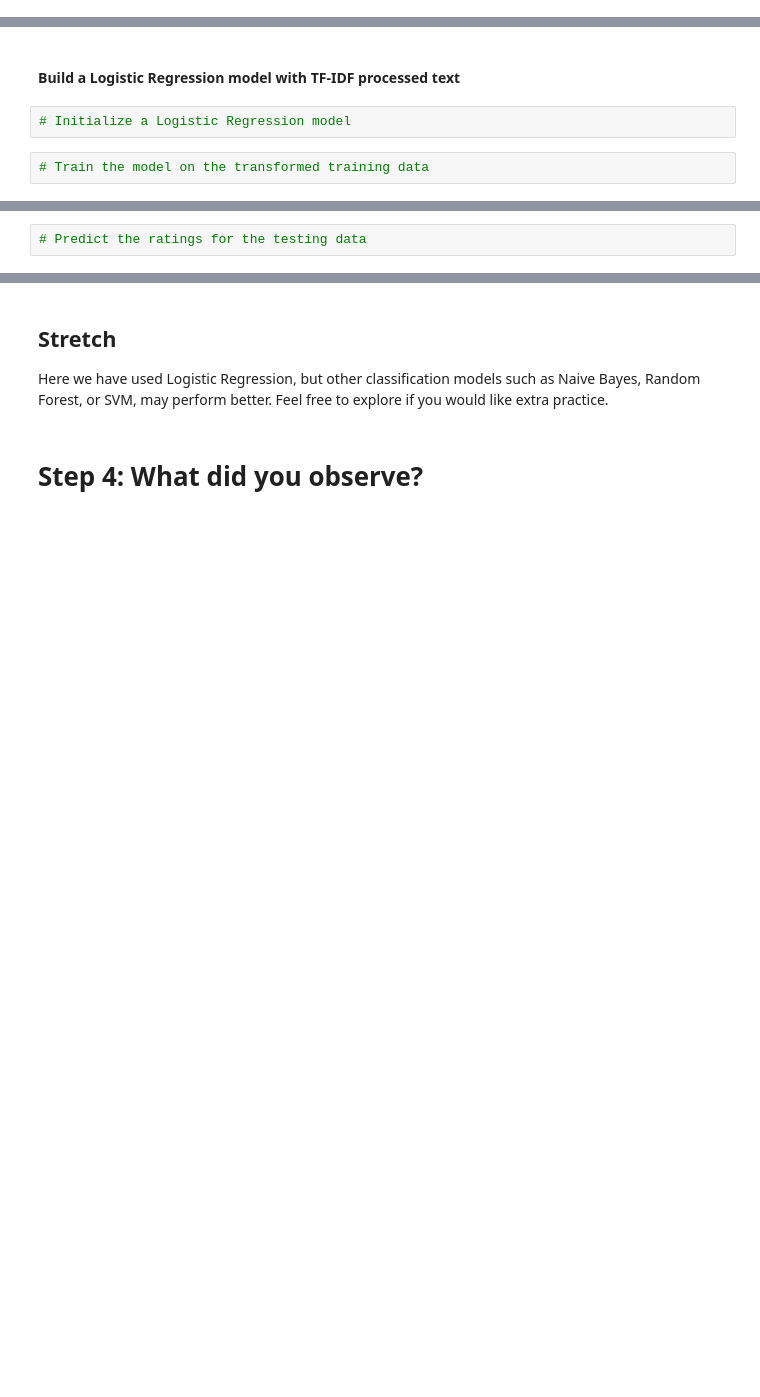
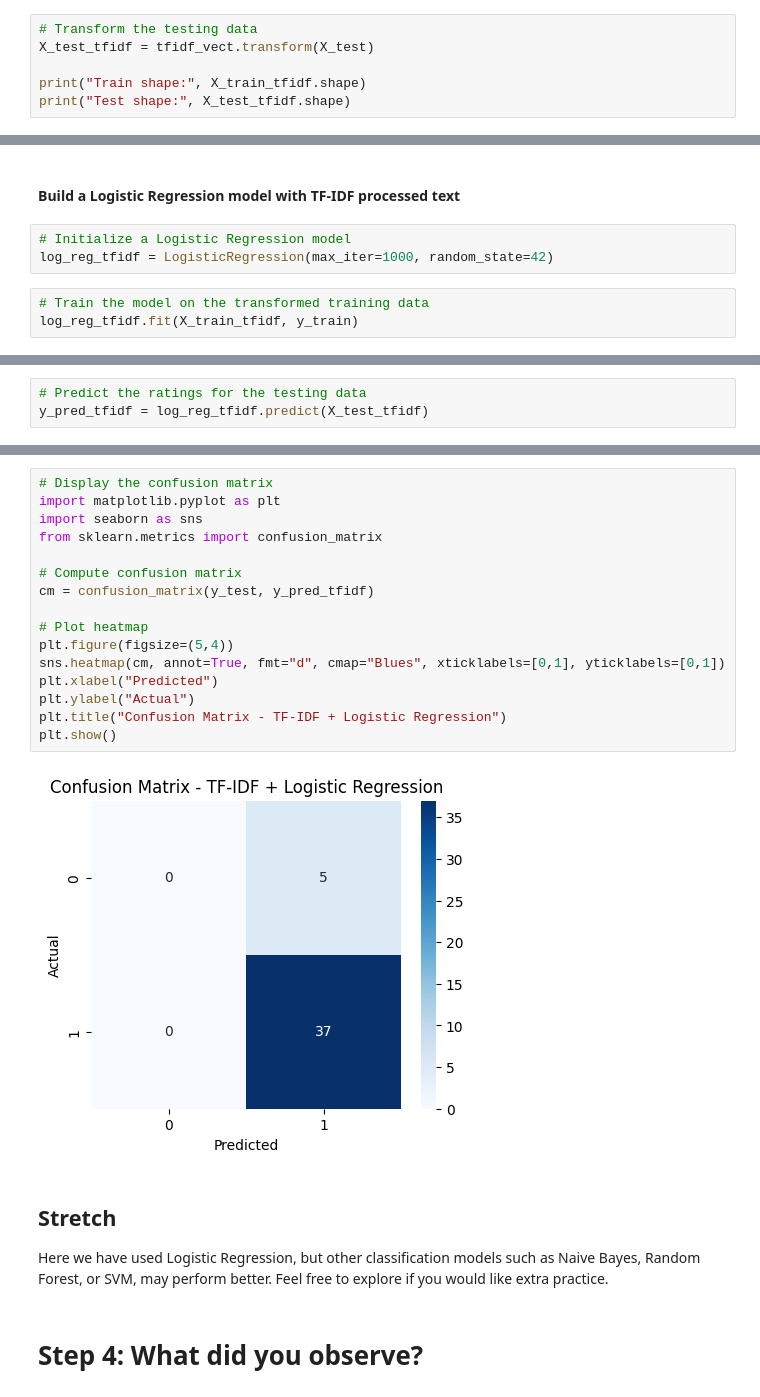
Before and after one commit to BLKSAge/Nlp-Class-Sentiment-Analysis, a Jupyter notebook: lab-nlp-classifier.ipynb, the cells around one changed output, grey strips where cells are left out. Drawn from its saved outputs; the diff is of its cells as text; blank space fills up the shorter version.

```diff
--- a/lab-nlp-classifier.ipynb
+++ b/lab-nlp-classifier.ipynb
@@ -89,0 +193,6 @@ model = LogisticRegression()
+# %%
+# Transform the testing data
+X_test_tfidf = tfidf_vect.transform(X_test)
+
+print("Train shape:", X_train_tfidf.shape)
+print("Test shape:", X_test_tfidf.shape)
@@ -91,5 +203,7 @@ model = LogisticRegression()
 #### Build a Logistic Regression model with TF-IDF processed text
 # %%
 # Initialize a Logistic Regression model
+log_reg_tfidf = LogisticRegression(max_iter=1000, random_state=42)
 # %%
 # Train the model on the transformed training data
+log_reg_tfidf.fit(X_train_tfidf, y_train)
@@ -96,2 +212,3 @@ model = LogisticRegression()
 # %%
 # Predict the ratings for the testing data
+y_pred_tfidf = log_reg_tfidf.predict(X_test_tfidf)
@@ -102,3 +237,21 @@ model = LogisticRegression()
+# %%
+# Display the confusion matrix
+import matplotlib.pyplot as plt
+import seaborn as sns
+from sklearn.metrics import confusion_matrix
+
+# Compute confusion matrix
+cm = confusion_matrix(y_test, y_pred_tfidf)
+
+# Plot heatmap
+plt.figure(figsize=(5,4))
+sns.heatmap(cm, annot=True, fmt="d", cmap="Blues", xticklabels=[0,1], yticklabels=[0,1])
+plt.xlabel("Predicted")
+plt.ylabel("Actual")
+plt.title("Confusion Matrix - TF-IDF + Logistic Regression")
+plt.show()
+# %% [output]
+[figure, added]
 # %% [markdown]
 ## Stretch
 Here we have used Logistic Regression, but other classification models such as Naive Bayes, Random Forest, or SVM, may perform better. Feel free to explore if you would like extra practice.
```
Also changed, not shown: parts of 25 cells of this notebook.
